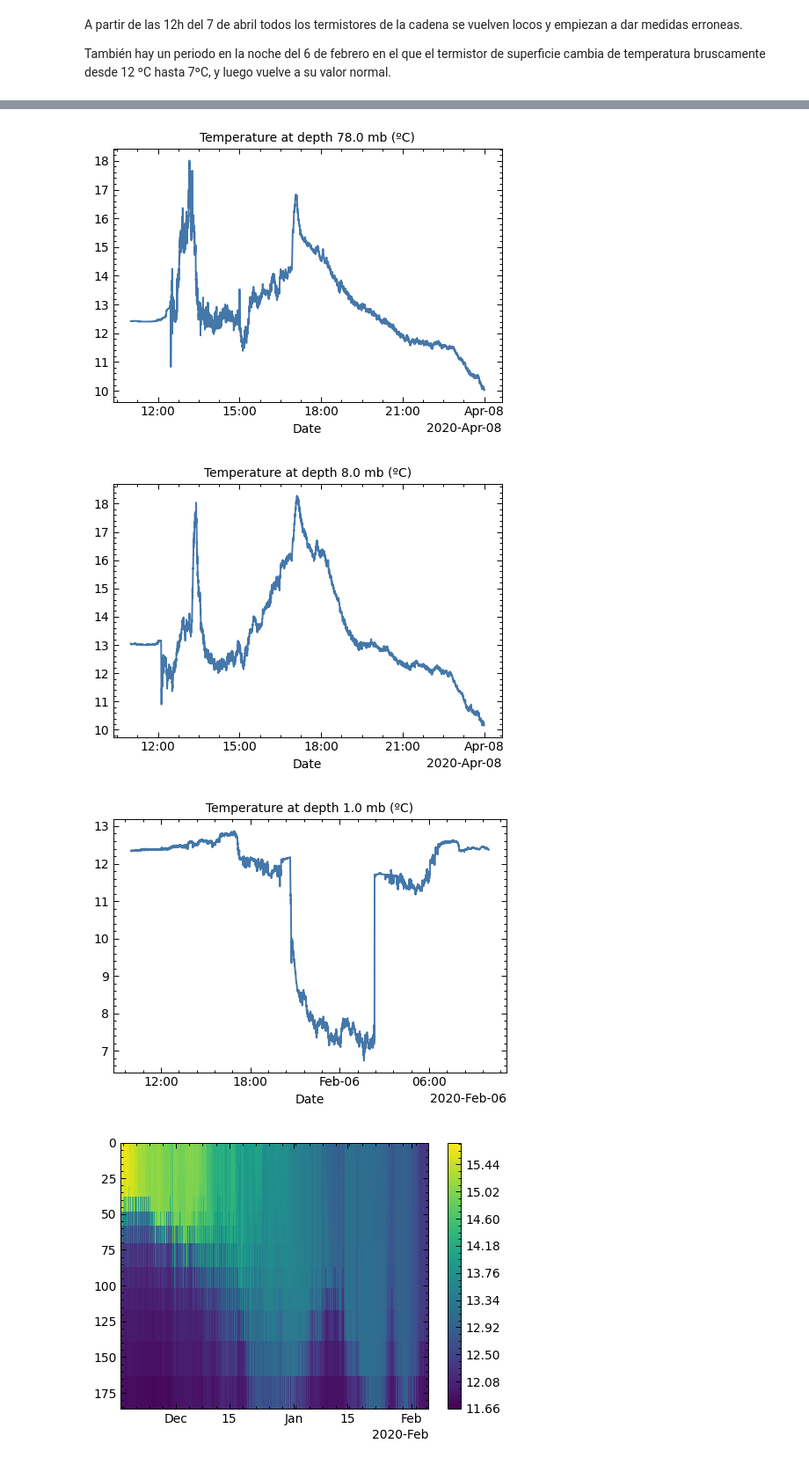
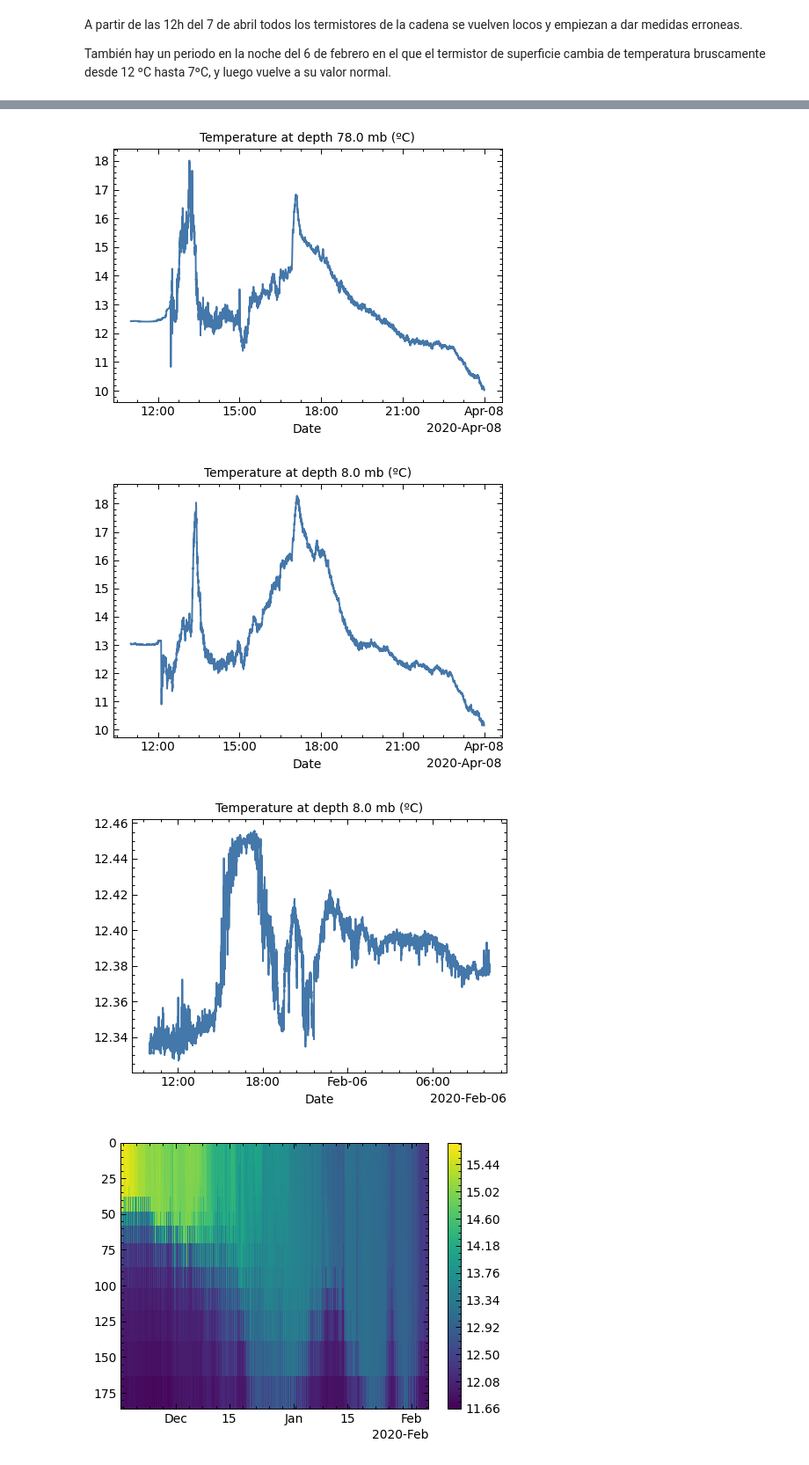
Before and after one commit to manufrn/TFG, a Jupyter notebook: notebooks/exploration_time_series.ipynb, the cells around one changed output, grey strips where cells are left out. Shown at 88% size. Saved outputs shown, nothing was run; the diff lists cells and outputs as text; code cells hidden in the pictures.

```diff
--- a/notebooks/exploration_time_series.ipynb
+++ b/notebooks/exploration_time_series.ipynb
@@ -28,13 +31,13 @@ También hay un periodo en la noche del 6 de febrero en el que el termistor de s
 # %%
 plot_single_thermistor(temp, pres, date, 8, lims=[date[0], datetime(2020, 4, 7, 11, 0)])
 plot_single_thermistor(temp, pres, date, 8, lims=[datetime(2020, 4, 7, 11, 0), datetime(2020, 4, 8, 0, 0)])
 plot_single_thermistor(temp, pres, date, 1, lims=[datetime(2020, 4, 7, 11, 0), datetime(2020, 4, 8, 0, 0)])
-plot_single_thermistor(temp, pres, date, 0, lims=[datetime(2020, 2, 5, 10), datetime(2020, 2, 6, 10)])
+plot_single_thermistor(temp, pres, date, 1, lims=[datetime(2020, 2, 5, 10), datetime(2020, 2, 6, 10)])
 # %% [output]
 [figure]
 [figure]
 [figure]
-[figure, old version]
+[figure, new version]
 # %%
 plot_column_temperature(temp, pres, date, lims=[date[0], datetime(2020, 2, 5, 10)], interval=110)
 # %% [output]
```
Also changed, not shown: parts of 1 cell of this notebook, 5 other files.
